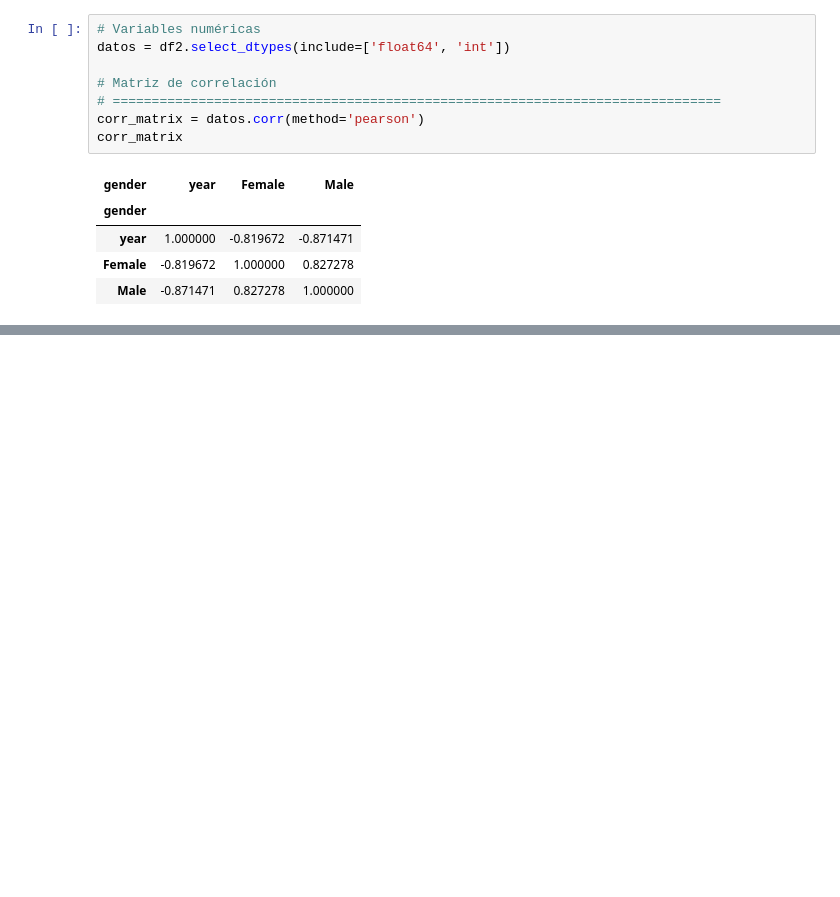
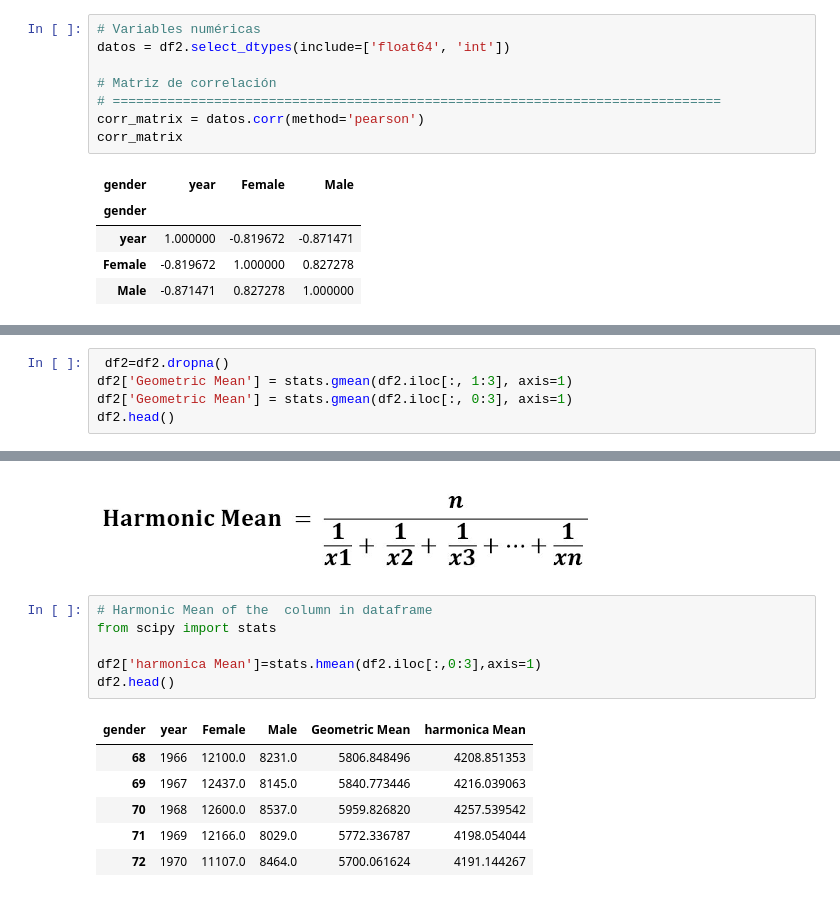
Before and after one commit to JMML2021/0601_Statistics, a Jupyter notebook: 0601_Statistic.ipynb, the cells around one changed output, grey strips where cells are left out. Saved outputs shown, nothing was run; the diff lists cells and outputs as text; blank space fills up the shorter version.

```diff
--- a/0601_Statistic.ipynb
+++ b/0601_Statistic.ipynb
@@ -285,0 +328,5 @@ corr_matrix
+# %%
+ df2=df2.dropna()
+df2['Geometric Mean'] = stats.gmean(df2.iloc[:, 1:3], axis=1)
+df2['Geometric Mean'] = stats.gmean(df2.iloc[:, 0:3], axis=1)
+df2.head()
@@ -285,0 +346,15 @@ corr_matrix
+# %% [markdown]
+![image.png](embedded-picture-1)
+# %%
+# Harmonic Mean of the  column in dataframe
+from scipy import stats
+
+df2['harmonica Mean']=stats.hmean(df2.iloc[:,0:3],axis=1)
+df2.head()
+# %% [output]
+| gender | year | Female | Male | Geometric Mean | harmonica Mean |
+| 68 | 1966 | 12100.0 | 8231.0 | 5806.848496 | 4208.851353 |
+| 69 | 1967 | 12437.0 | 8145.0 | 5840.773446 | 4216.039063 |
+| 70 | 1968 | 12600.0 | 8537.0 | 5959.826820 | 4257.539542 |
+| 71 | 1969 | 12166.0 | 8029.0 | 5772.336787 | 4198.054044 |
+| 72 | 1970 | 11107.0 | 8464.0 | 5700.061624 | 4191.144267 |
```
Also changed, not shown: parts of 6 cells of this notebook.
